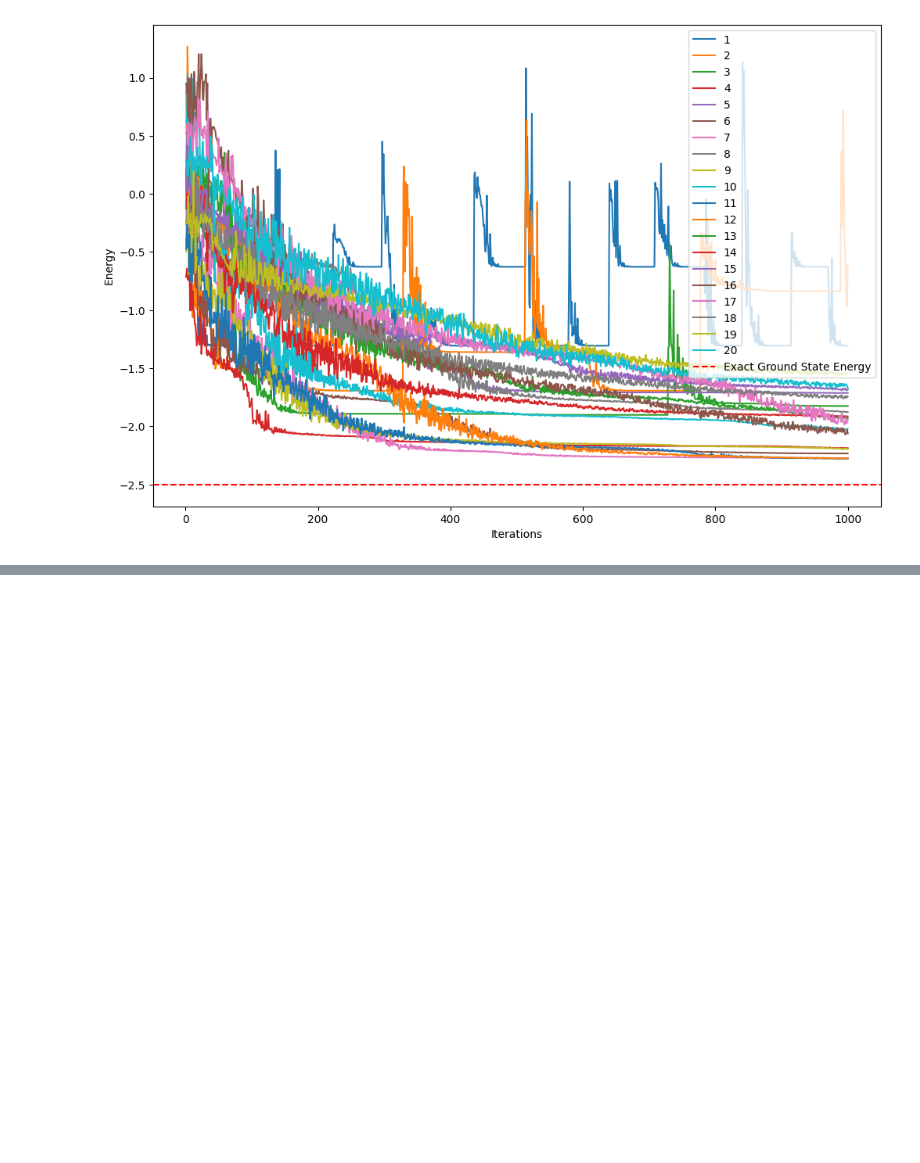
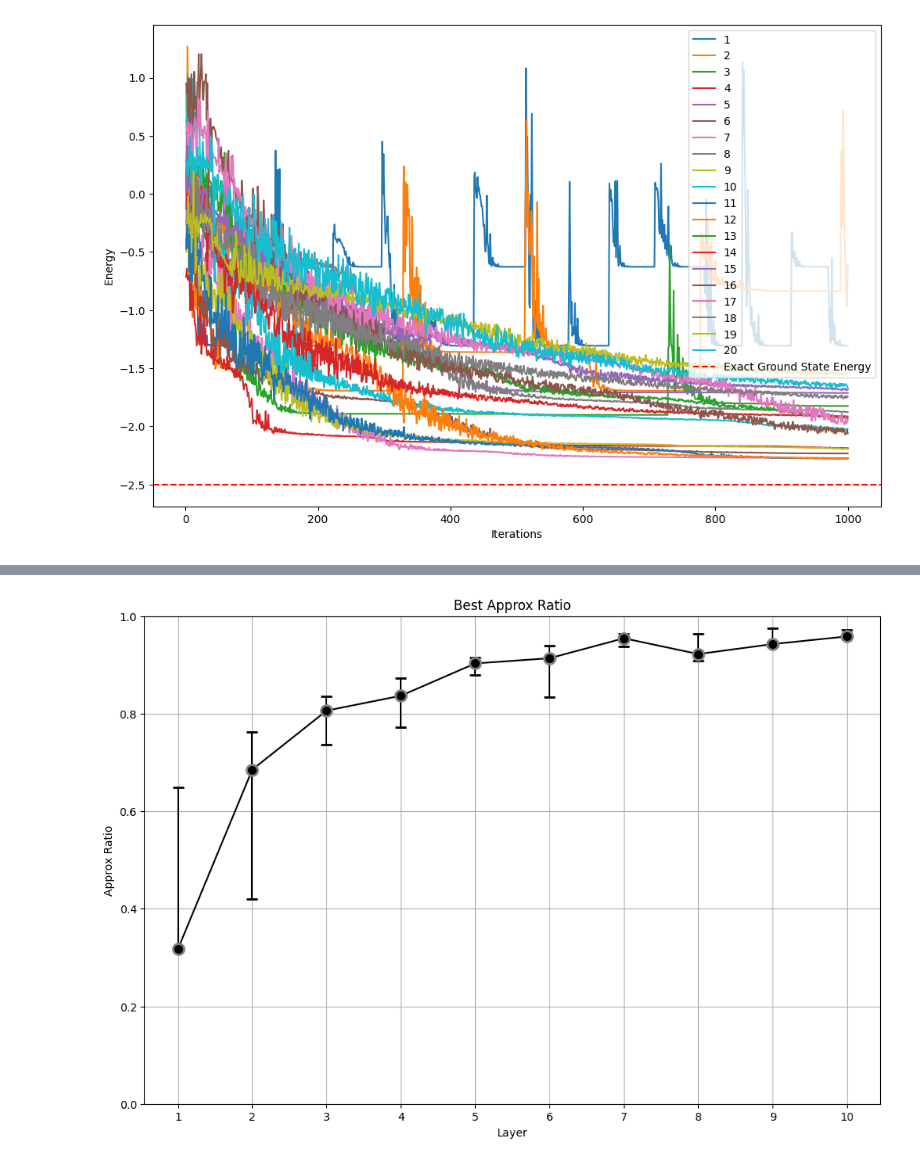
Before and after one commit to vivekkatial/HAQC, a Jupyter notebook: notebooks/22-investigating-number-of-layers-classical-optimizer.ipynb, the cells around one changed output, grey strips where cells are left out. Cells and saved outputs as stored; diff of their text form; code cells hidden in the pictures; blank space fills up the shorter version.

Commit message:
feat: Fixing and finalc hanges for run of n_layers :tada:

```diff
--- a/notebooks/22-investigating-number-of-layers-classical-optimizer.ipynb
+++ b/notebooks/22-investigating-number-of-layers-classical-optimizer.ipynb
@@ -297,0 +346,33 @@ results_df.to_csv("d-evals.csv")
+# %%
+import pandas as pd
+import matplotlib.pyplot as plt
+import seaborn as sns
+
+# Assuming 'results_df' is your DataFrame
+
+# Group by 'algo' and 'restart', then calculate the max 'approx_ratio' for each group
+max_ratio_per_restart = results_df.groupby(['algo', 'restart'])['approx_ratio'].max().reset_index()
+
+# Calculate median and IQR for each algo
+median_max_ratios = max_ratio_per_restart.groupby('algo')['approx_ratio'].median().reset_index(name='median')
+iqr_max_ratios = max_ratio_per_restart.groupby('algo')['approx_ratio'].quantile([0.25, 0.75]).unstack().reset_index()
+iqr_max_ratios.columns = ['algo', 'q1', 'q3']
+
+# Merge median and IQR data
+plot_data = pd.merge(median_max_ratios, iqr_max_ratios, on='algo')
+
+# Plotting
+plt.figure(figsize=(12, 8))
+plt.errorbar(plot_data['algo'], plot_data['median'],
+             yerr=[plot_data['median'] - plot_data['q1'], plot_data['q3'] - plot_data['median']],
+             fmt='o-', capsize=5, capthick=2, ecolor='black', color='black', mec='grey', mew=2, ms=10)
+
+plt.title('Best Approx Ratio')
+plt.xlabel('Layer')
+plt.ylabel('Approx Ratio')
+plt.ylim(0, 1)  # Setting y-axis limits
+plt.xticks(plot_data['algo'])  # Ensure all algo are shown
+plt.grid(True)
+plt.show()
+# %% [output]
+[figure, added]
```
Also changed, not shown: parts of 5 cells of this notebook, 2 other files.
